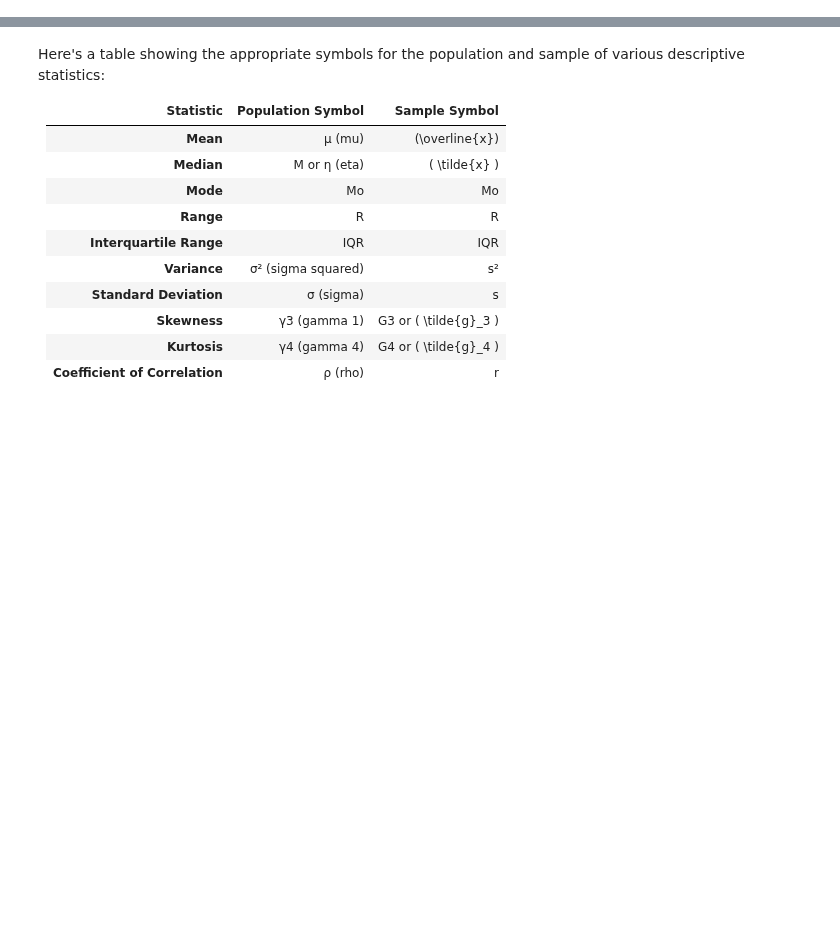
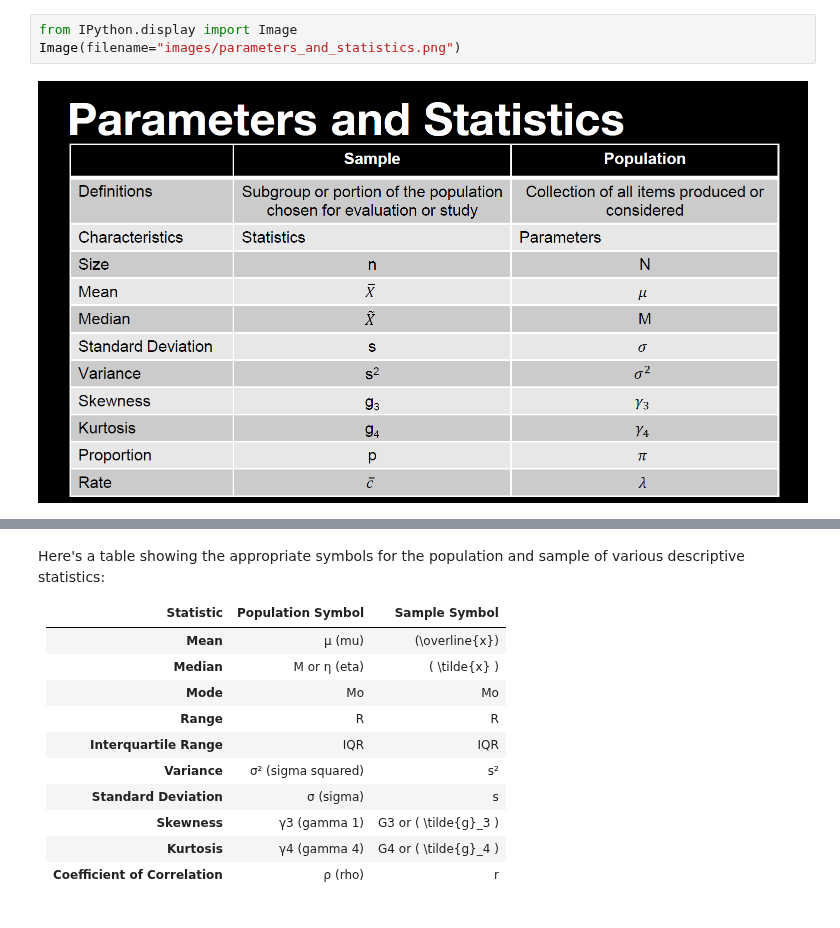
Before and after one commit to duba1910/msds, a Jupyter notebook: Data Science Methods for Quality Improvement/5704 Managing, Describing, and Analyzing Data/m_2/descriptive_statistic_symbols.ipynb, the cells around one changed output, grey strips where cells are left out. Cells and saved outputs as stored; diff of their text form; blank space fills up the shorter version.

```diff
--- a/Data Science Methods for Quality Improvement/5704 Managing, Describing, and Analyzing Data/m_2/descriptive_statistic_symbols.ipynb
+++ b/Data Science Methods for Quality Improvement/5704 Managing, Describing, and Analyzing Data/m_2/descriptive_statistic_symbols.ipynb
@@ -0,0 +1,5 @@
+# %%
+from IPython.display import Image
+Image(filename="images/parameters_and_statistics.png")
+# %% [output]
+[figure, added]
```
Also changed, not shown: parts of 2 cells of this notebook, 27 other files.
